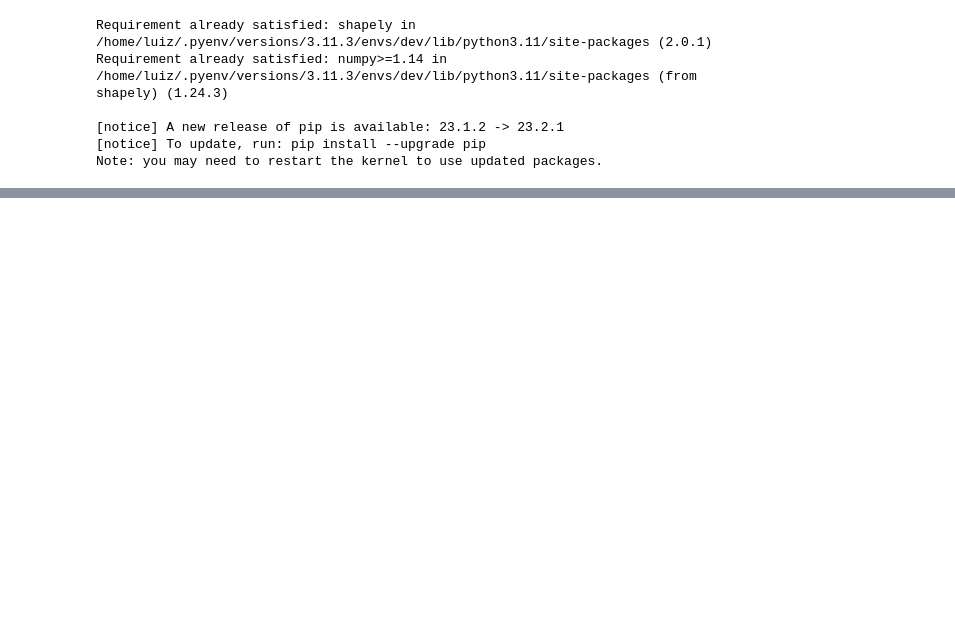
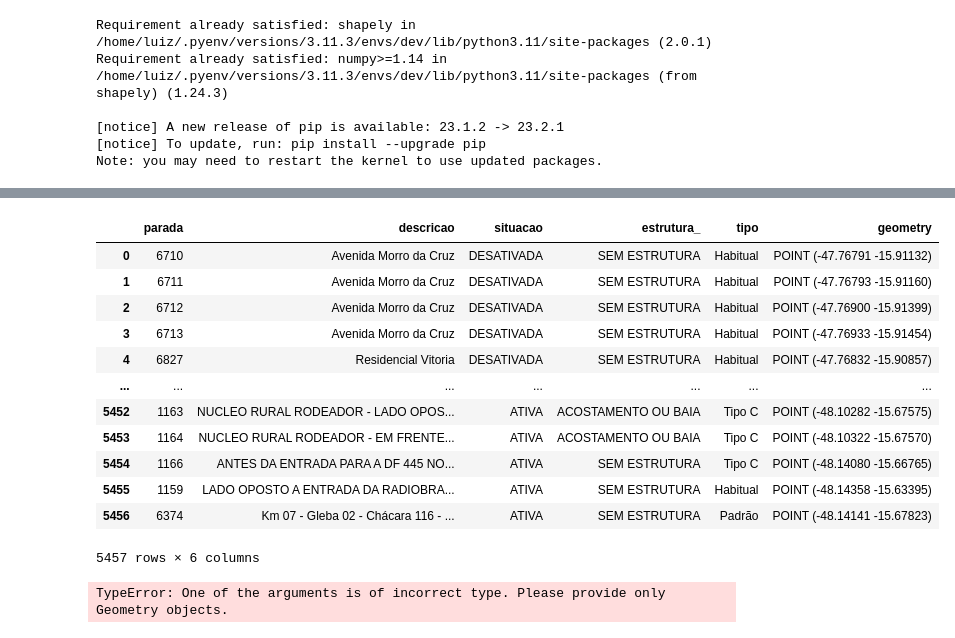
Before and after one commit to ResidenciaTICBrisa/02_RotaOnibus, a Jupyter notebook: docs/Notebooks/testeParadasLinhasLuiz.ipynb, the cells around one changed output, grey strips where cells are left out. Cells and saved outputs as stored; diff of their text form; code cells hidden in the pictures; blank space fills up the shorter version.

```diff
--- a/docs/Notebooks/testeParadasLinhasLuiz.ipynb
+++ b/docs/Notebooks/testeParadasLinhasLuiz.ipynb
@@ -135,0 +164,5 @@ m.save('mapaLinestring.html')
+# %%
+# Verificando paradas proximas a linestring
+
+paradas = gpd.read_file("../Estudos/datasets/movi/data/paradas.shp")
+paradas.tail(5)
@@ -135,0 +176,25 @@ m.save('mapaLinestring.html')
+# %%
+# convertendo para o sistema adequado
+paradas = paradas.to_crs('EPSG:4326')
+paradas
+# %% [output]
+|  | parada | descricao | situacao | estrutura_ | tipo | geometry |
+| 0 | 6710 | Avenida Morro da Cruz | DESATIVADA | SEM ESTRUTURA | Habitual | POINT (-47.76791 -15.91132) |
+| 1 | 6711 | Avenida Morro da Cruz | DESATIVADA | SEM ESTRUTURA | Habitual | POINT (-47.76793 -15.91160) |
+| 2 | 6712 | Avenida Morro da Cruz | DESATIVADA | SEM ESTRUTURA | Habitual | POINT (-47.76900 -15.91399) |
+| 3 | 6713 | Avenida Morro da Cruz | DESATIVADA | SEM ESTRUTURA | Habitual | POINT (-47.76933 -15.91454) |
+| 4 | 6827 | Residencial Vitoria | DESATIVADA | SEM ESTRUTURA | Habitual | POINT (-47.76832 -15.90857) |
+| ... | ... | ... | ... | ... | ... | ... |
+| 5452 | 1163 | NUCLEO RURAL RODEADOR - LADO OPOS... | ATIVA | ACOSTAMENTO OU BAIA | Tipo C | POINT (-48.10282 -15.67575) |
+| 5453 | 1164 | NUCLEO RURAL RODEADOR - EM FRENTE... | ATIVA | ACOSTAMENTO OU BAIA | Tipo C | POINT (-48.10322 -15.67570) |
+| 5454 | 1166 | ANTES DA ENTRADA PARA A DF 445 NO... | ATIVA | SEM ESTRUTURA | Tipo C | POINT (-48.14080 -15.66765) |
+| 5455 | 1159 | LADO OPOSTO A ENTRADA DA RADIOBRA... | ATIVA | SEM ESTRUTURA | Habitual | POINT (-48.14358 -15.63395) |
+| 5456 | 6374 | Km 07 - Gleba 02 - Chácara 116 - ... | ATIVA | SEM ESTRUTURA | Padrão | POINT (-48.14141 -15.67823) |
+5457 rows × 6 columns
+# %%
+# Iterar sobre os pontos de paradas e verificar se estão contidos na Linestring
+for idx, ponto_parada in paradas.iterrows():
+    if ponto_parada["geometry"].within(linestringRecanto):
+        print(f"O ponto de parada {ponto_parada['descrição']} está contido na Linestring.")
+# %% [output]
+TypeError: One of the arguments is of incorrect type. Please provide only Geometry objects.
```
Also changed, not shown: parts of 3 cells of this notebook, 1 other file.
